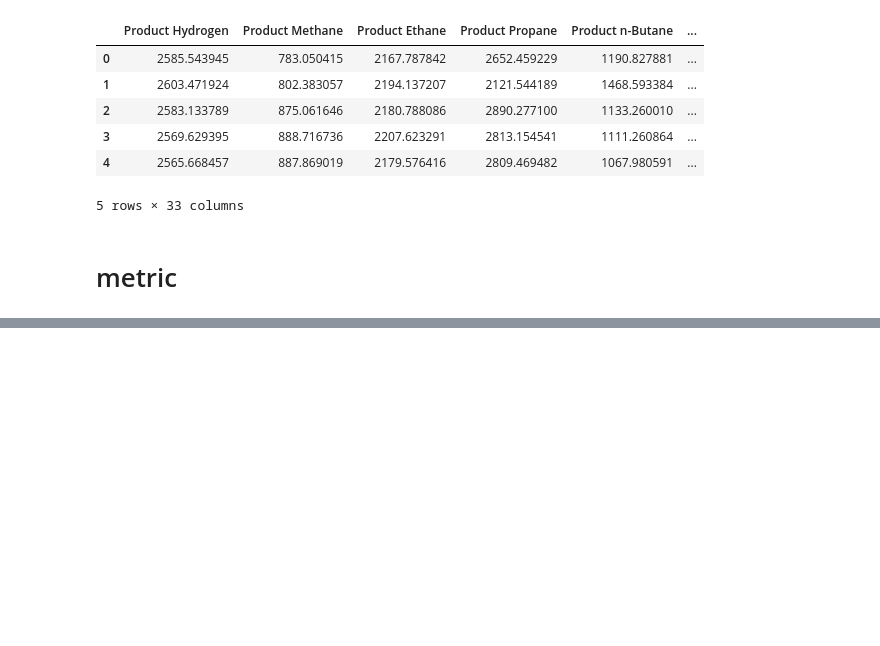
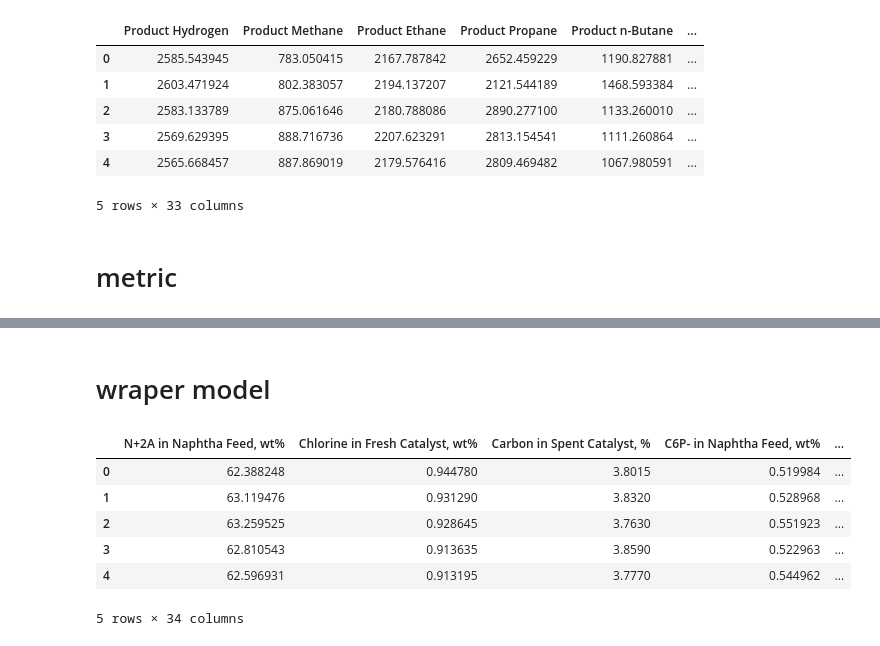
Before and after one commit to skywalker0803r/oil_project_20200424, a Jupyter notebook: notebook/build_43_to_33_transformer_ANN.ipynb, the cells around one changed output, grey strips where cells are left out. Cells and saved outputs as stored; diff of their text form; code cells hidden in the pictures; blank space fills up the shorter version.

```diff
--- a/notebook/build_43_to_33_transformer_ANN.ipynb
+++ b/notebook/build_43_to_33_transformer_ANN.ipynb
@@ -435,0 +436,2 @@ res
+# %% [markdown]
+# wraper model
@@ -435,0 +461,10 @@ res
+# %%
+X_test.head()
+# %% [output]
+|  | N+2A in Naphtha Feed, wt% | Chlorine in Fresh Catalyst, wt% | Carbon in Spent Catalyst, % | C6P- in Naphtha Feed, wt% | ... |
+| 0 | 62.388248 | 0.944780 | 3.8015 | 0.519984 | ... |
+| 1 | 63.119476 | 0.931290 | 3.8320 | 0.528968 | ... |
+| 2 | 63.259525 | 0.928645 | 3.7630 | 0.551923 | ... |
+| 3 | 62.810543 | 0.913635 | 3.8590 | 0.522963 | ... |
+| 4 | 62.596931 | 0.913195 | 3.7770 | 0.544962 | ... |
+5 rows × 34 columns
```
Also changed, not shown: parts of 15 cells of this notebook.
